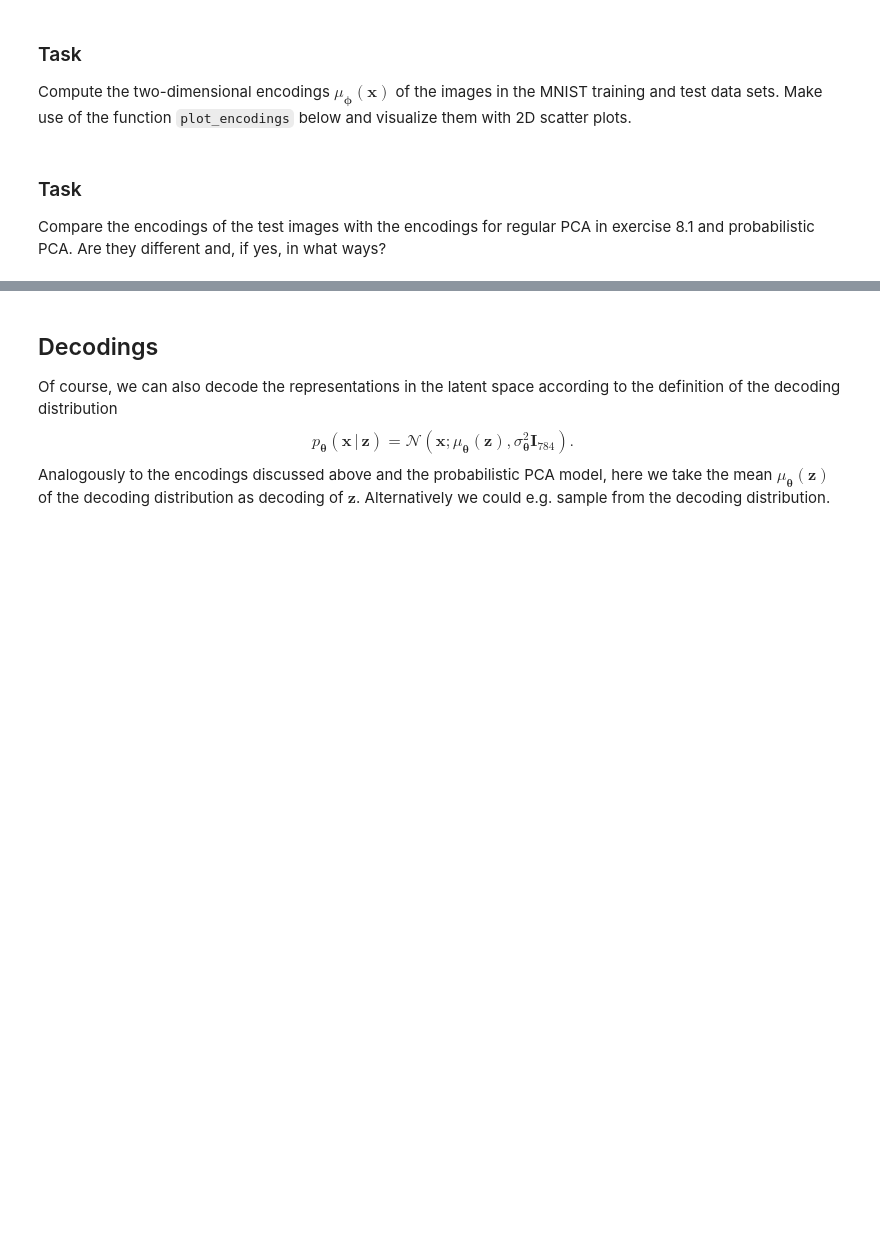
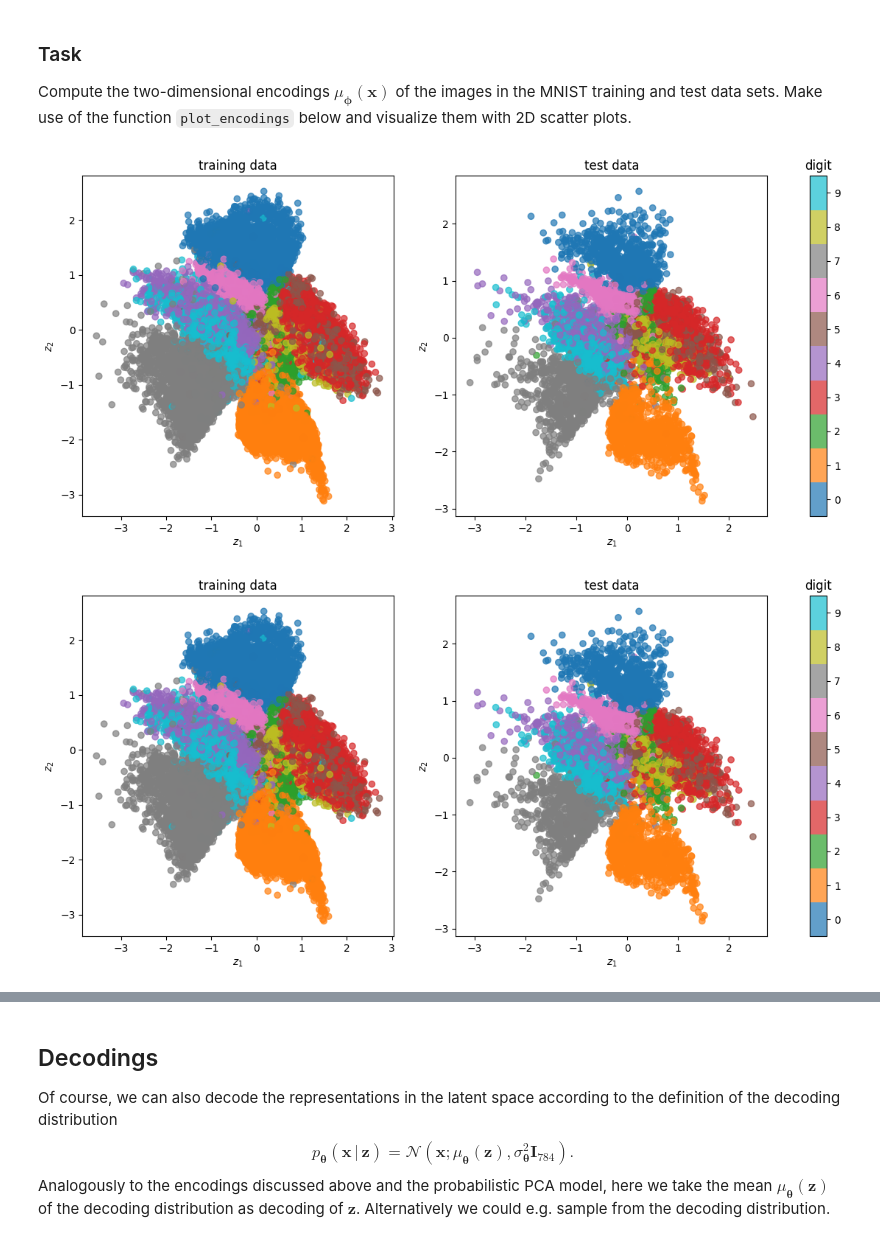
Before and after one commit to ccaulk/APML_exercise_sessions, a Jupyter notebook: Lab/VAE.ipynb, the cells around one changed output, grey strips where cells are left out. Drawn from its saved outputs; the diff is of its cells as text; code cells hidden in the pictures; blank space fills up the shorter version.

```diff
--- a/Lab/VAE.ipynb
+++ b/Lab/VAE.ipynb
@@ -591,7 +621,13 @@ def plot_encodings(train_encodings, train_labels, test_encodings, test_labels):
     cb.ax.set_title("digit")
 
     return fig
-# %% [markdown]
-### Task
-
-Compare the encodings of the test images with the encodings for regular PCA in exercise 8.1 and probabilistic PCA. Are they different and, if yes, in what ways?
+# %%
+model.eval()
+train_encodings, _ = model.encode(train_images)
+test_encodings, _ = model.encode(test_images)
+train_encodings = train_encodings.detach()
+test_encodings = test_encodings.detach()
+plot_encodings(train_encodings, train_labels, test_encodings, test_labels)
+# %% [output]
+[figure, added]
+[figure, added]
```
Also changed, not shown: parts of 15 cells of this notebook.
